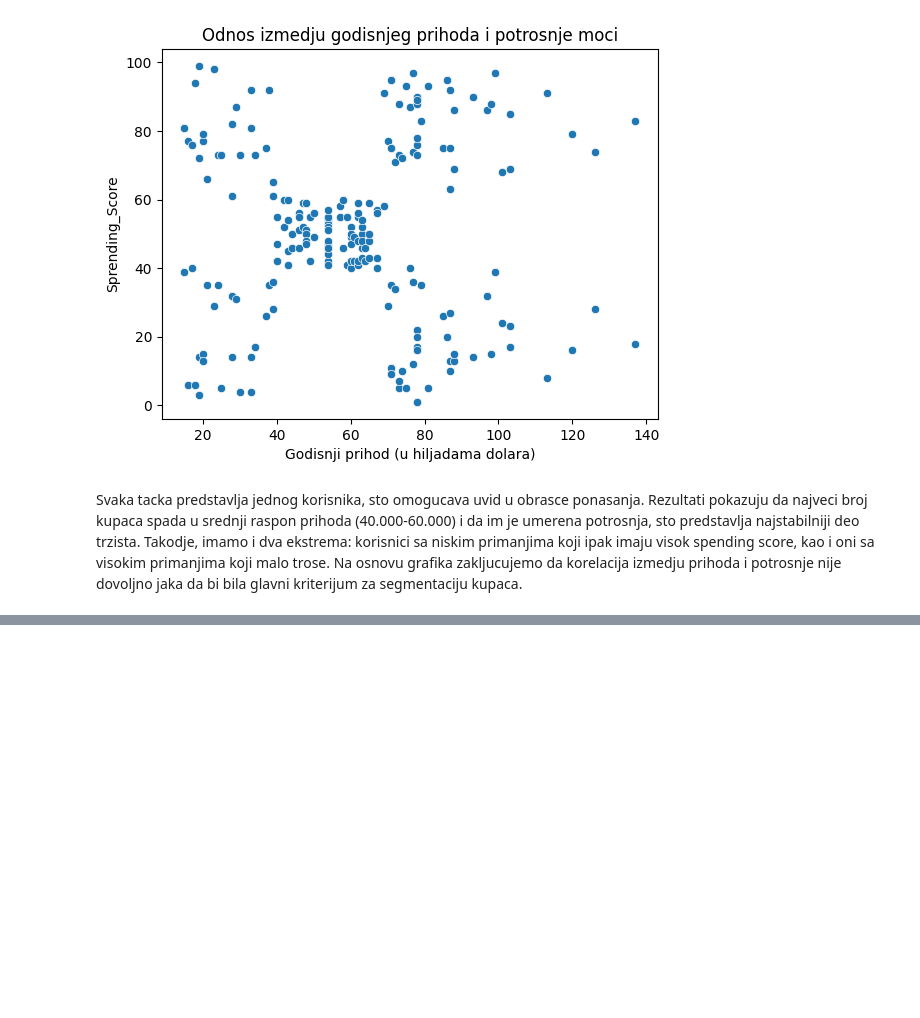
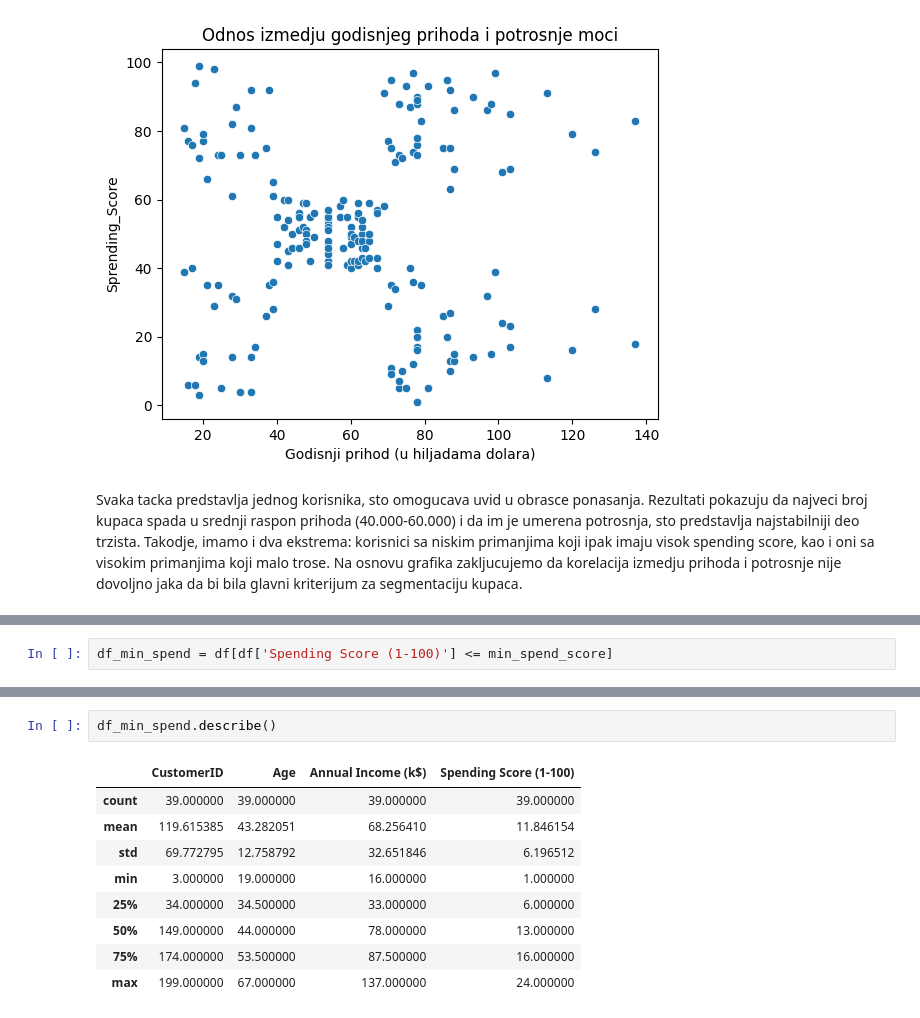
Before and after one commit to KrstinaPerovic/Vezba-Python-1, a Jupyter notebook: Untitled1.ipynb, the cells around one changed output, grey strips where cells are left out. Saved outputs shown, nothing was run; the diff lists cells and outputs as text; blank space fills up the shorter version.

```diff
--- a/Untitled1.ipynb
+++ b/Untitled1.ipynb
@@ -227,0 +269,2 @@ Na osnovu grafika zakljucujemo da korelacija izmedju prihoda i potrosnje nije do
+# %%
+df_min_spend = df[df['Spending Score (1-100)'] <= min_spend_score]
@@ -227,0 +283,12 @@ Na osnovu grafika zakljucujemo da korelacija izmedju prihoda i potrosnje nije do
+# %%
+df_min_spend.describe()
+# %% [output]
+|  | CustomerID | Age | Annual Income (k$) | Spending Score (1-100) |
+| count | 39.000000 | 39.000000 | 39.000000 | 39.000000 |
+| mean | 119.615385 | 43.282051 | 68.256410 | 11.846154 |
+| std | 69.772795 | 12.758792 | 32.651846 | 6.196512 |
+| min | 3.000000 | 19.000000 | 16.000000 | 1.000000 |
+| 25% | 34.000000 | 34.500000 | 33.000000 | 6.000000 |
+| 50% | 149.000000 | 44.000000 | 78.000000 | 13.000000 |
+| 75% | 174.000000 | 53.500000 | 87.500000 | 16.000000 |
+| max | 199.000000 | 67.000000 | 137.000000 | 24.000000 |
```
Also changed, not shown: parts of 9 cells of this notebook.
